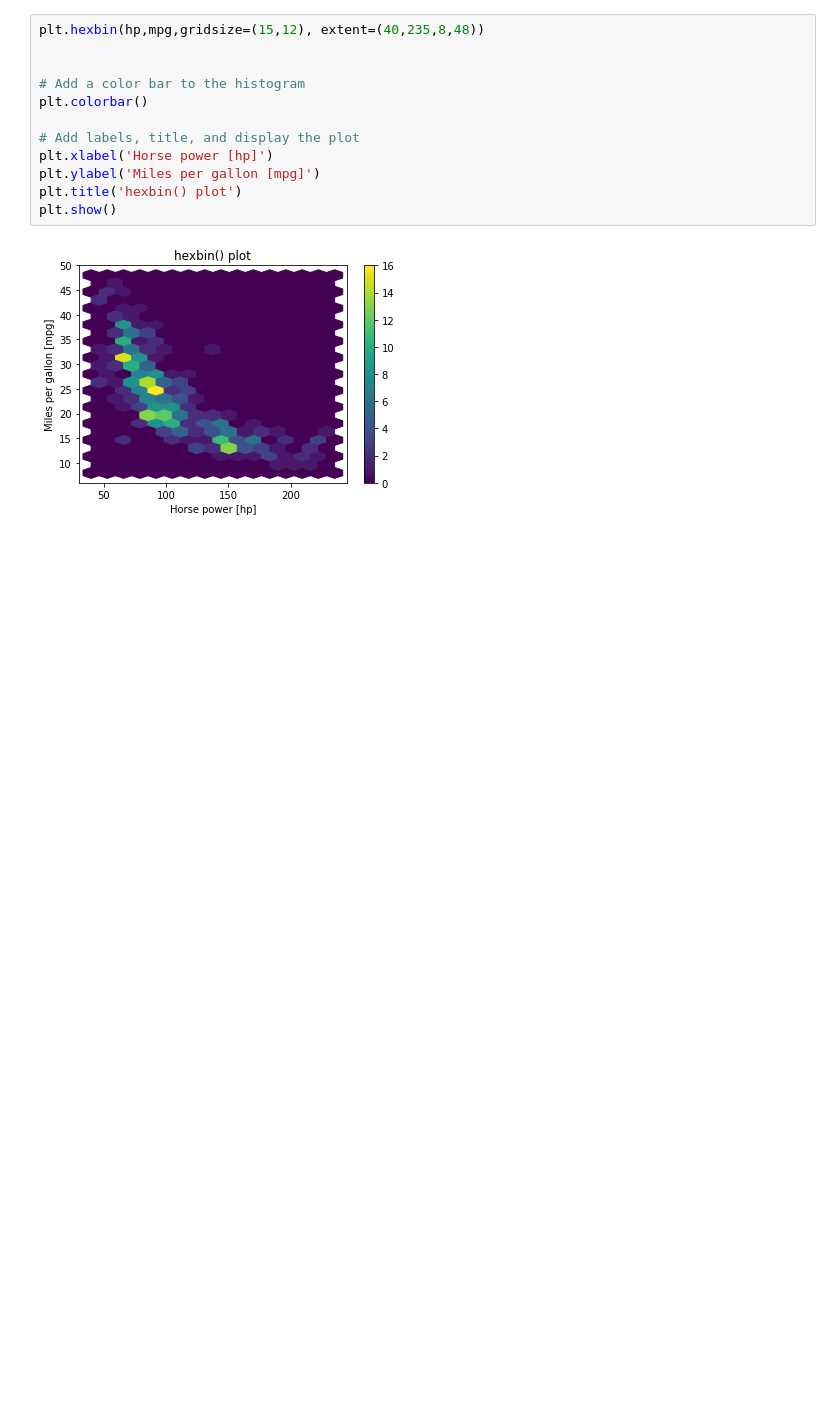
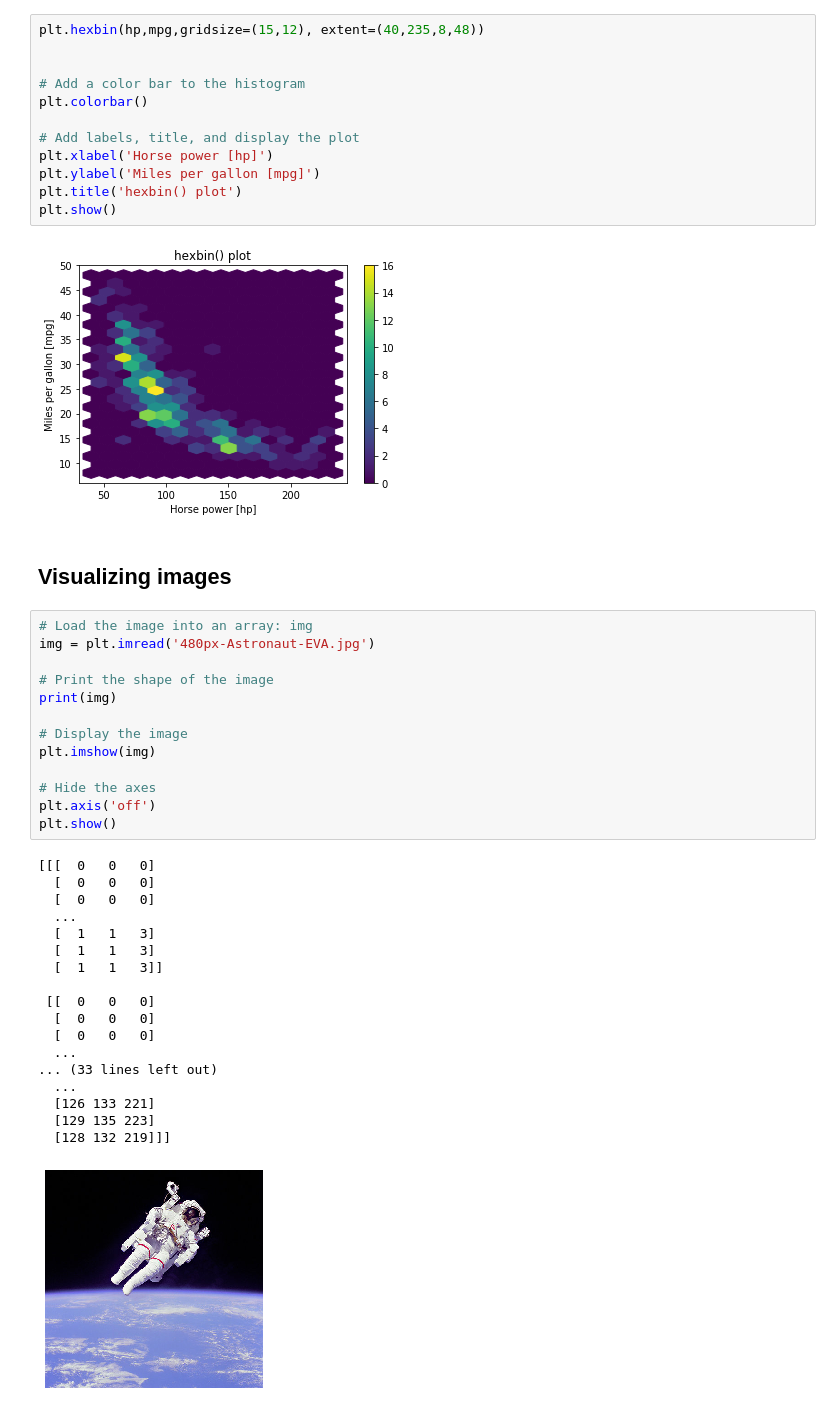
Before and after one commit to prograTammz/numpy-matplotlib-playground, a Jupyter notebook: numpy-matplotlib.ipynb, the cells around one changed output. Drawn from its saved outputs; the diff is of its cells as text; blank space fills up the shorter version.

Commit message:
added visualizations to astronaut image

```diff
--- a/numpy-matplotlib.ipynb
+++ b/numpy-matplotlib.ipynb
@@ -148,3 +148,37 @@ plt.title('hexbin() plot')
 plt.show()
 # %% [output]
 [figure]
+# %% [markdown]
+## Visualizing images
+# %%
+# Load the image into an array: img
+img = plt.imread('480px-Astronaut-EVA.jpg')
+
+# Print the shape of the image
+print(img)
+
+# Display the image
+plt.imshow(img)
+
+# Hide the axes
+plt.axis('off')
+plt.show()
+# %% [output]
+[[[  0   0   0]
+  [  0   0   0]
+  [  0   0   0]
+  ...
+  [  1   1   3]
+  [  1   1   3]
+  [  1   1   3]]
+
+ [[  0   0   0]
+  [  0   0   0]
+  [  0   0   0]
+  ...
+... (33 lines left out)
+  ...
+  [126 133 221]
+  [129 135 223]
+  [128 132 219]]]
+[figure, added]
```
